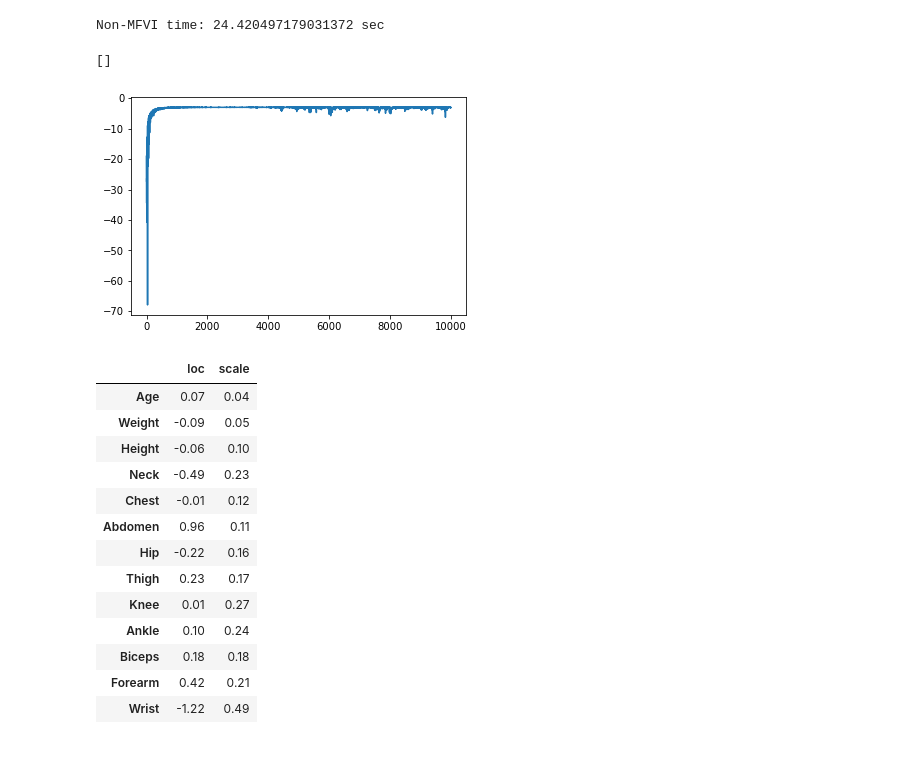
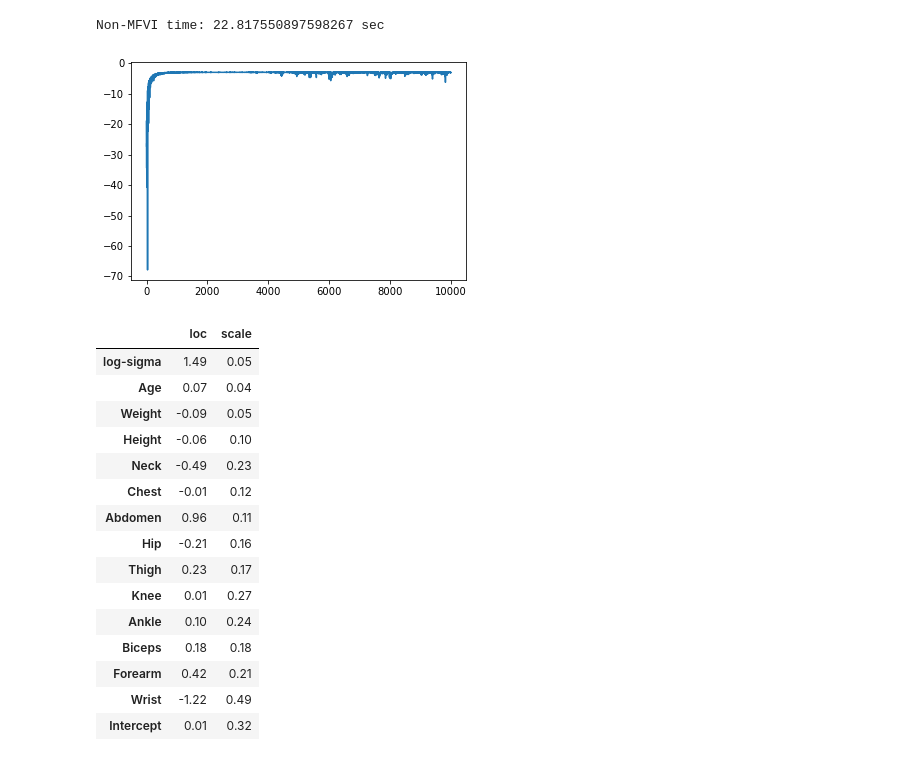
Before and after one commit to mkomod/variational-inference, a Jupyter notebook: py/bodyfat_regressions.ipynb, the cells around one changed output. Saved outputs shown, nothing was run; the diff lists cells and outputs as text; code cells hidden in the pictures.

```diff
--- a/py/bodyfat_regressions.ipynb
+++ b/py/bodyfat_regressions.ipynb
@@ -164,37 +152,37 @@ tic = time.time()
 elbos_mvt, samples_mvt = br.run_vi(x_data, y_data, svi_mvt, model, guide_mvt)
 toc=time.time()
 print(f"Non-MFVI time: {toc-tic} sec")
-samples_mvt["linear.weight"] = samples_mvt["linear.weight"].reshape(-1, in_features)
 # %% [output]
-Non-MFVI time: 24.420497179031372 sec
+Non-MFVI time: 22.817550897598267 sec
 # %%
 plt.plot(elbos_mvt[10:])
-plt.plot()
+plt.show()
 # %% [output]
-[]
 [figure]
 # %%
 # non-mean field VI results
-np.round(pd.DataFrame(
-    {
-        "loc": samples_mvt["linear.weight"].mean(axis=0),
-        "scale": samples_mvt["linear.weight"].std(axis=0),
-    }, list(data.drop("Bodyfat", axis=1).columns)), 2)
+# use samples for loc and scale this time (alternatively, use pyro.param("AutoMultivariateNormal")...)
+np.round(pd.DataFrame({
+    "loc": samples_mvt.mean(axis=0),
+    "scale": samples_mvt.std(axis=0),
+}, index=["log-sigma"] + list(data.drop("Bodyfat", axis=1).columns) + ["Intercept"]), 2)
 # %% [output]
 |  | loc | scale |
+| log-sigma | 1.49 | 0.05 |
 | Age | 0.07 | 0.04 |
 | Weight | -0.09 | 0.05 |
 | Height | -0.06 | 0.10 |
 | Neck | -0.49 | 0.23 |
 | Chest | -0.01 | 0.12 |
 | Abdomen | 0.96 | 0.11 |
-| Hip | -0.22 | 0.16 |
+| Hip | -0.21 | 0.16 |
 | Thigh | 0.23 | 0.17 |
 | Knee | 0.01 | 0.27 |
 | Ankle | 0.10 | 0.24 |
 | Biceps | 0.18 | 0.18 |
 | Forearm | 0.42 | 0.21 |
 | Wrist | -1.22 | 0.49 |
+| Intercept | 0.01 | 0.32 |
 # %%
 fig, axs = plt.subplots(nrows=1, ncols=2, figsize=(12, 6))
 fig.suptitle("Posterior Distribution", fontsize=16)
```
Also changed, not shown: parts of 11 cells of this notebook, 3 other files.
